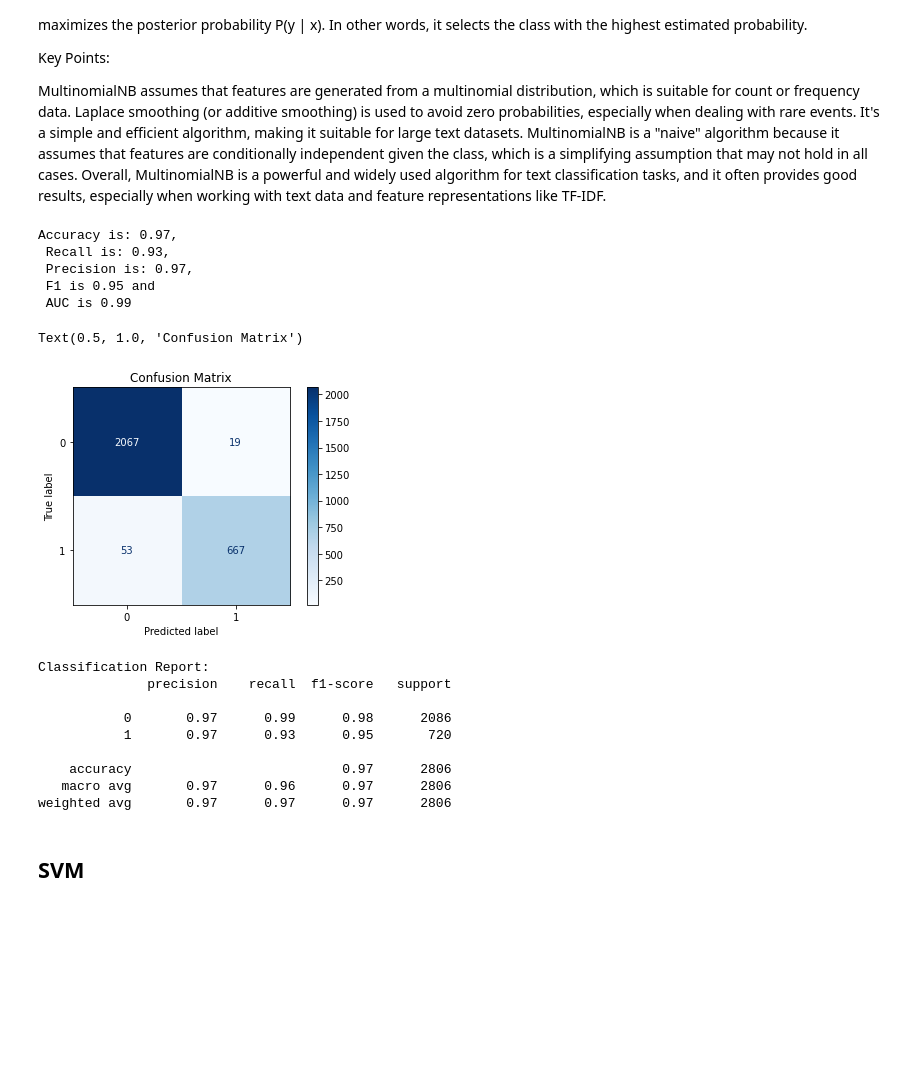
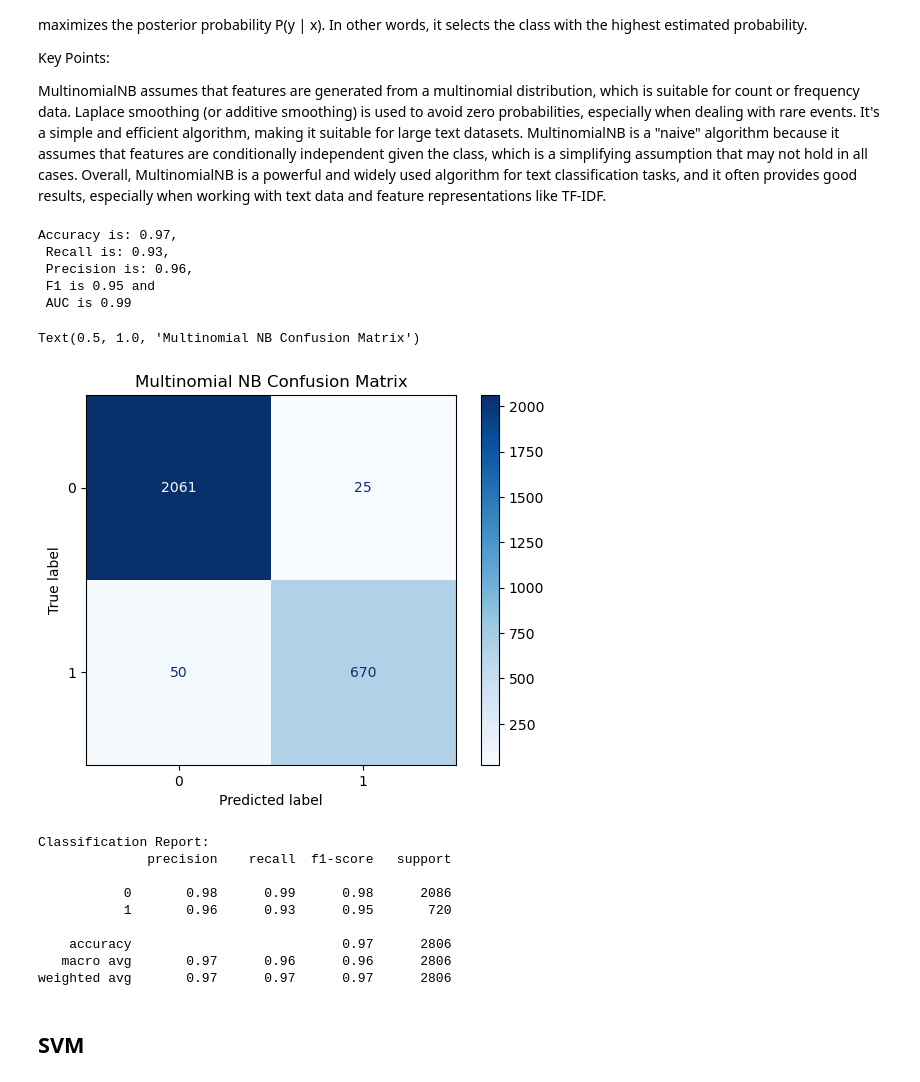
Before and after one commit to lauraah10/QW-Projects, a Jupyter notebook: QW3_Shikha.ipynb, the cells around one changed output. Drawn from its saved outputs; the diff is of its cells as text; code cells hidden in the pictures; blank space fills up the shorter version.

```diff
--- a/QW3_Shikha.ipynb
+++ b/QW3_Shikha.ipynb
@@ -171,7 +171,7 @@ from sklearn.feature_extraction.text import TfidfVectorizer
 tfidf = TfidfVectorizer()
 tfidf_matrix = tfidf.fit_transform(data["Emails"])
 # Convert the matrix to a Pandas DataFrame
-df_tfidf = pd.DataFrame(tfidf_matrix.toarray(), columns=tfidf.get_feature_names())
+df_tfidf = pd.DataFrame(tfidf_matrix.toarray(), columns=tfidf.get_feature_names_out())
 # %%
 # Compara size
 dense_array = tfidf_matrix.toarray()
@@ -274,15 +275,15 @@ from sklearn import metrics as mt
 # Spam positive class
 def score_rep(model, svm="No", threshold=0.25):
     if svm=="Yes":
-        preds=svm_c.decision_function(X_test)>threashHold
-        prob_df=pd.DataFrame({"prediProb":svm_clf.decision_function(X_test_scaled), "pred": preds, "actual":y_test})
+        preds=svm_c.decision_function(X_test)>threshold
+        prob_df=pd.DataFrame({"prediProb":svm_c.decision_function(X_test), "pred": preds, "actual":y_test})
     else:
         preds = np.where(model.predict_proba(X_test)[:, 1] > threshold, 1, 0)
         prob_df = pd.DataFrame({"prediProb": model.predict_proba(X_test)[:, 1], "pred": preds, "actual": y_test})
-        fp = prob_df[(prob_df["actual"] == 0) & (prob_df["pred"] == 1)].shape[0]
-        tp = prob_df[(prob_df["actual"] == 1) & (prob_df["pred"] == 1)].shape[0]
-        fn = prob_df[(prob_df["actual"] == 1) & (prob_df["pred"] == 0)].shape[0]
-        tn = prob_df[(prob_df["actual"] == 0) & (prob_df["pred"] == 0)].shape[0]
+    fp = prob_df[(prob_df["actual"] == 0) & (prob_df["pred"] == 1)].shape[0]
+    tp = prob_df[(prob_df["actual"] == 1) & (prob_df["pred"] == 1)].shape[0]
+    fn = prob_df[(prob_df["actual"] == 1) & (prob_df["pred"] == 0)].shape[0]
+    tn = prob_df[(prob_df["actual"] == 0) & (prob_df["pred"] == 0)].shape[0]
 
     prec = round((tp / (fp + tp)), 3)
     rec = round((tp / (tp + fn)), 3)
@@ -360,33 +361,34 @@ mn_NB = MultinomialNB()
 mn_NB.fit(X_train, y_train)
 # pred=mn_NB.predict(X_test)
 
-pred,acc, rec,prec,f1,auc=score_rep(mn_NB)
-model_results=[["Multinomial Naive Bayes alpha=",acc, rec,prec,f1,auc]]
+pred, acc, rec,prec,f1,auc=score_rep(mn_NB)
+model_results=[["Multinomial Naive Bayes ",acc, rec,prec,f1,auc]]
 # %% [output]
 Accuracy is: 0.97,
  Recall is: 0.93,
- Precision is: 0.97,
+ Precision is: 0.96,
  F1 is 0.95 and
  AUC is 0.99
 # %%
 from sklearn.metrics import ConfusionMatrixDisplay
 ConfusionMatrixDisplay.from_predictions(y_test,pred, cmap='Blues')
-plt.title('Confusion Matrix')
+plt.title('Multinomial NB Confusion Matrix')
 # %% [output]
-Text(0.5, 1.0, 'Confusion Matrix')
+Text(0.5, 1.0, 'Multinomial NB Confusion Matrix')
-[figure, old version]
+[figure, new version]
 # %%
 class_report = classification_report(y_test, pred)
+
 print(f'Classification Report:\n{class_report}')
 # %% [output]
 Classification Report:
               precision    recall  f1-score   support
 
-           0       0.97      0.99      0.98      2086
-           1       0.97      0.93      0.95       720
+           0       0.98      0.99      0.98      2086
+           1       0.96      0.93      0.95       720
 
     accuracy                           0.97      2806
-   macro avg       0.97      0.96      0.97      2806
+   macro avg       0.97      0.96      0.96      2806
 weighted avg       0.97      0.97      0.97      2806
 # %% [markdown]
 ##  SVM
```
Also changed, not shown: parts of 18 cells of this notebook.
